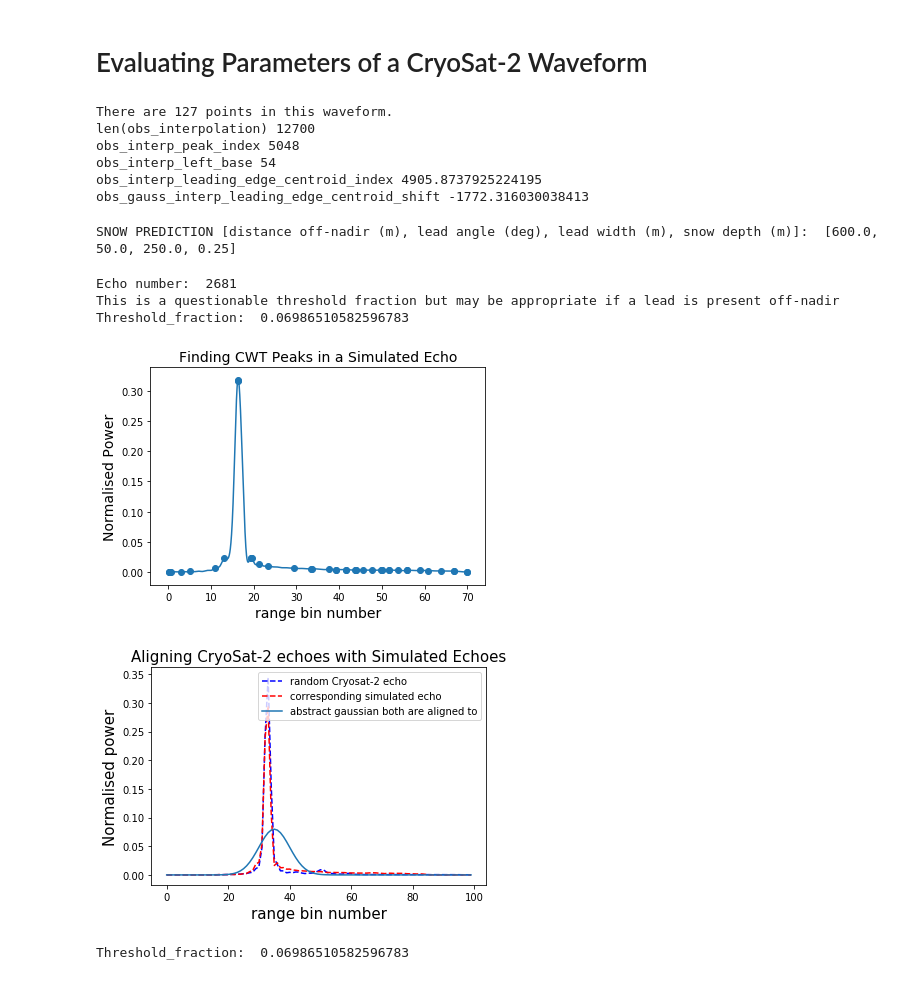
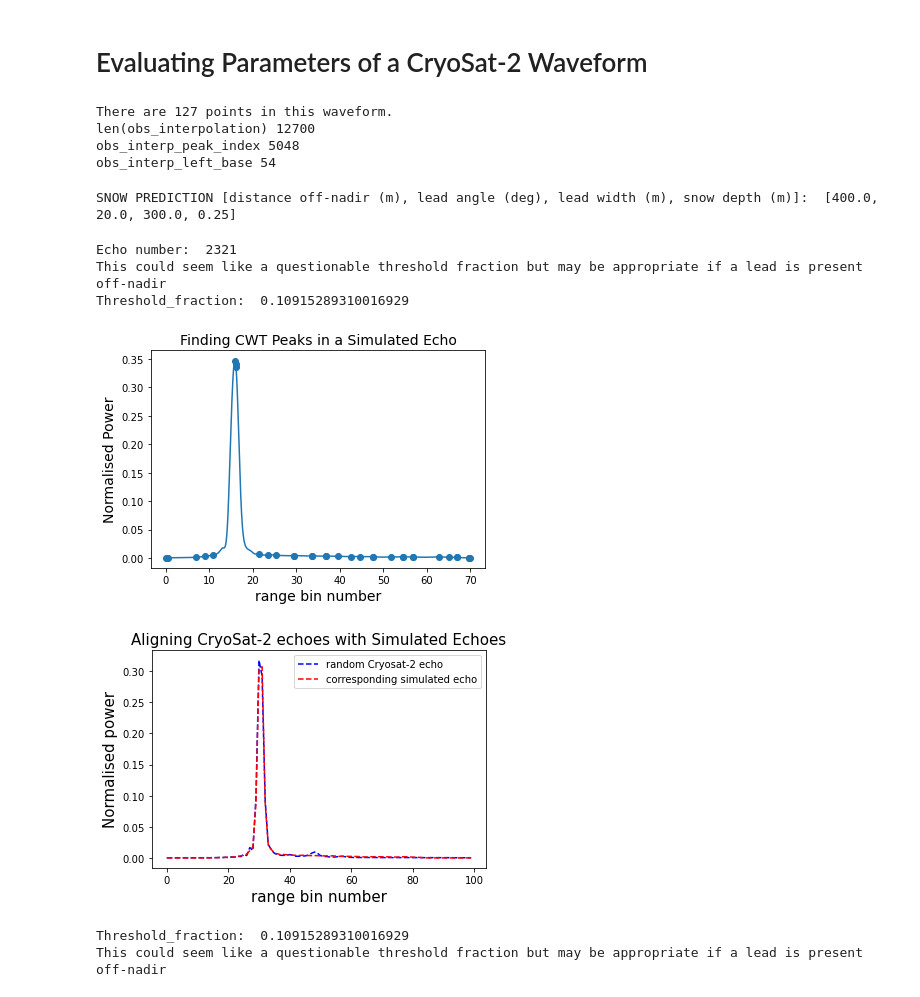
Before and after one commit to ClaudeDRT/MSci-Project, a Jupyter notebook: Simulated_Echo_SVC-L.ipynb, the cells around one changed output. Cells and saved outputs as stored; diff of their text form; code cells hidden in the pictures.

```diff
--- a/Simulated_Echo_SVC-L.ipynb
+++ b/Simulated_Echo_SVC-L.ipynb
@@ -50,11 +48,9 @@ gauss_interpolation = gauss_interpolator(gauss_xnew)
 gauss_interp_peak_index = np.argmax(gauss_interpolation) #the peak index of the interpolated gaussian
 gauss_interp_left_base = scipy.signal.peak_prominences(gauss_interpolation, [gauss_interp_peak_index], wlen=300*interpolation_factor)[1][0] #index of the left hand side base of the peak
 print("gauss_interp_left_base",gauss_interp_left_base)
-gauss_interp_left_base = np.abs(np.array(gauss_interpolation[:gauss_interp_peak_index])-0.0003).argmin()
-print("gauss_interp_left_base",gauss_interp_left_base)
 #the leading edge centroid of the interpolated gaussian:
-gauss_interp_leading_edge_centroid_index = sum(np.array(gauss_interpolation[gauss_interp_left_base:gauss_interp_peak_index+1])*np.array(range(gauss_interp_left_base, gauss_interp_peak_index+1,1)))/sum(np.array(gauss_interpolation[gauss_interp_left_base:gauss_interp_peak_index+1]))
-print("gauss_interp_leading_edge_centroid_index",gauss_interp_leading_edge_centroid_index)
-print(len(gauss_interpolation))
+gauss_interp_leading_edge_halfway_up_index = np.argmin(abs(gauss_interpolation[:np.argmax(gauss_interpolation)] - np.max(gauss_interpolation)/2))
+print("leading edge halfway up index: ",gauss_interp_leading_edge_halfway_up_index)
+halfway_up_uninterp_index = int(gauss_interp_leading_edge_halfway_up_index/interpolation_factor)
 # %% [output]
 gauss_interp_left_base 0
@@ -225,37 +235,37 @@ obs_interp_peak_index = np.argmax(obs_interpolation)
 print("obs_interp_peak_index", obs_interp_peak_index)
 obs_interp_left_base = scipy.signal.peak_prominences(obs_interpolation, [obs_interp_peak_index], wlen=300*interpolation_factor)[1][0] #index of the left hand side base of the peak
 print("obs_interp_left_base",obs_interp_left_base)
-# obs_interp_left_base = np.abs(np.array(obs_interpolation[:obs_interp_peak_index])-0.0003).argmin()
-# print("obs_interp_left_base",obs_interp_left_base)
-##the leading edge centroid of the interpolated observed CryoSat-2 waveform:
-obs_interp_leading_edge_centroid_index = sum(np.array(obs_interpolation[obs_interp_left_base:obs_interp_peak_index+1])*np.array(range(obs_interp_left_base, obs_interp_peak_index+1,1)))/sum(np.array(obs_interpolation[obs_interp_left_base:obs_interp_peak_index+1]))
-print("obs_interp_leading_edge_centroid_index",obs_interp_leading_edge_centroid_index)
-obs_gauss_interp_leading_edge_centroid_shift = -(obs_interp_leading_edge_centroid_index-gauss_interp_leading_edge_centroid_index)
-print("obs_gauss_interp_leading_edge_centroid_shift",obs_gauss_interp_leading_edge_centroid_shift)
+
+step_index = obs_interp_left_base
+#climbing up the leading edge of the echo to get the index of the halfway point (j):
+while obs_interpolation[step_index]<(obs_interpolation[obs_interp_left_base]+obs_interpolation[obs_interp_peak_index])/2:
+    step_index = step_index + 1
+obs_interp_leading_edge_halfway_up_index = step_index
+
+obs_gauss_interp_leading_edge_halfway_up_shift = -(obs_interp_leading_edge_halfway_up_index-gauss_interp_leading_edge_halfway_up_index)
 arr_obs_interp = []
-#Aligning the Cryosat-2 data with the echo
-for i in range(len(gauss_interpolation)):
+#lining up the observed echo's halfway up point with the abstract gaussian's halway up the leading edge point:
+for a in range(len(gauss_interpolation)):
     try:
-        if i-int(obs_gauss_interp_leading_edge_centroid_shift)>=0:
-            arr_obs_interp.append(obs_interpolation[i-int(obs_gauss_interp_leading_edge_centroid_shift)])
+        #So that I dont accidentally start plotting the -10th, -9th index etc:
+        if a-int(obs_gauss_interp_leading_edge_halfway_up_shift)>=0:
+            arr_obs_interp.append(obs_interpolation[a-int(obs_gauss_interp_leading_edge_halfway_up_shift)])
         else:
             arr_obs_interp.append(0)
     except:
         arr_obs_interp.append(0)
-arr_obs_uninterp = [arr_obs_interp[b] for b in range(len(arr_obs_interp)) if b%interpolation_factor==0]
+obs_uninterp = [arr_obs_interp[b] for b in range(len(arr_obs_interp)) if b%interpolation_factor==0]
 # %% [output]
 There are 127 points in this waveform.
 len(obs_interpolation) 12700
 obs_interp_peak_index 5048
 obs_interp_left_base 54
-obs_interp_leading_edge_centroid_index 4905.8737925224195
-obs_gauss_interp_leading_edge_centroid_shift -1772.316030038413
 # %%
-prediction = np.asarray(clfL.predict([arr_obs_uninterp])[0])
+prediction = np.asarray(clfL.predict([np.append(obs_uninterp[halfway_up_uninterp_index-10:halfway_up_uninterp_index+10],obs_uninterp)])[0])
 print("SNOW PREDICTION [distance off-nadir (m), lead angle (deg), lead width (m), snow depth (m)]: ",prediction)
 #D_off, L_ang, L_w, h_s
 # %% [output]
-SNOW PREDICTION [distance off-nadir (m), lead angle (deg), lead width (m), snow depth (m)]:  [600.0, 50.0, 250.0, 0.25]
+SNOW PREDICTION [distance off-nadir (m), lead angle (deg), lead width (m), snow depth (m)]:  [400.0, 20.0, 300.0, 0.25]
 # %%
 counter = 0
 for i in range(len(sim_echoes_1[:][:][:][:])):
@@ -336,7 +346,7 @@ for i in range(len(sim_echoes_2[:][:][:][:])):
                                               if 40<np.argmax(sim_interpolation)-peak_indices_cwt[i]<600]
                     if len(filtered_cwt_distances)>0:
 #                         print("filtered_cwt_distances", filtered_cwt_distances)
-                        print("This is a questionable threshold fraction but may be appropriate if a lead is present off-nadir")
+                        print("This could seem like a questionable threshold fraction but may be appropriate if a lead is present off-nadir")
                     #finding the peak-to-trough depth of the largest (major) peak in the echo:
                     max_peak_depth = signal.peak_prominences(sim_interpolation,peak_indices)[0][list(peak_indices).index(major_peak_index)]
                     peak_threshold = sim_interpolation[int(mean_scattering_surface_index)]
@@ -347,24 +357,26 @@ for i in range(len(sim_echoes_2[:][:][:][:])):
 
                 counter+=1
 # %% [output]
-Echo number:  2681
-This is a questionable threshold fraction but may be appropriate if a lead is present off-nadir
-Threshold_fraction:  0.06986510582596783
+Echo number:  2321
+This could seem like a questionable threshold fraction but may be appropriate if a lead is present off-nadir
+Threshold_fraction:  0.10915289310016929
-[figure, old version]
+[figure, new version]
 # %%
 """Plotting the Cryosat-2 echo and corresponding simulated echo"""
 
 plt.title('Aligning CryoSat-2 echoes with Simulated Echoes', fontsize = 15)
-plt.plot(range(len(arr_obs_uninterp)), arr_obs_uninterp, 'b--',label = 'random Cryosat-2 echo')
-plt.plot(range(len(feature_arr[simulated_echo_number])), feature_arr[simulated_echo_number], 'r--',label = 'corresponding simulated echo')
-plt.plot(range(len(gaussian)), gaussian, label = 'abstract gaussian both are aligned to')
+plt.plot(range(len(obs_uninterp)), obs_uninterp, 'b--',label = 'random Cryosat-2 echo')
+plt.plot(range(len(feature_arr[simulated_echo_number][20:])), feature_arr[simulated_echo_number][20:], 'r--',label = 'corresponding simulated echo')
+# plt.plot(range(len(gaussian)), gaussian, label = 'abstract gaussian both are aligned to')
 plt.xlabel('range bin number', fontsize = 15)
 plt.ylabel('Normalised power', fontsize = 15)
 plt.legend(loc = 'upper right')
 plt.savefig('RandomCryoSat2EchoNL.png', dpi= 200)
 # %% [output]
-[figure, old version]
+[figure, new version]
-# %%
-print("Threshold_fraction: ",mean_scattering_surface_threshold_fraction)
-# %% [output]
-Threshold_fraction:  0.06986510582596783
+# %%
+print("Threshold_fraction: ",mean_scattering_surface_threshold_fraction)
+print("This could seem like a questionable threshold fraction but may be appropriate if a lead is present off-nadir")
+# %% [output]
+Threshold_fraction:  0.10915289310016929
+This could seem like a questionable threshold fraction but may be appropriate if a lead is present off-nadir
```
Also changed, not shown: parts of 5 cells of this notebook, 1 other file.
